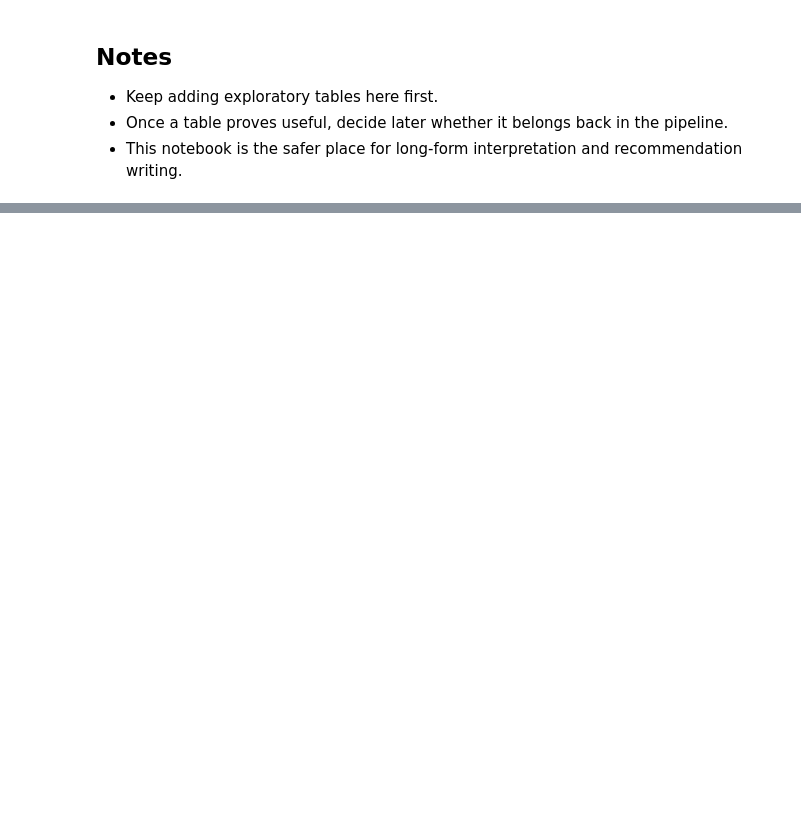
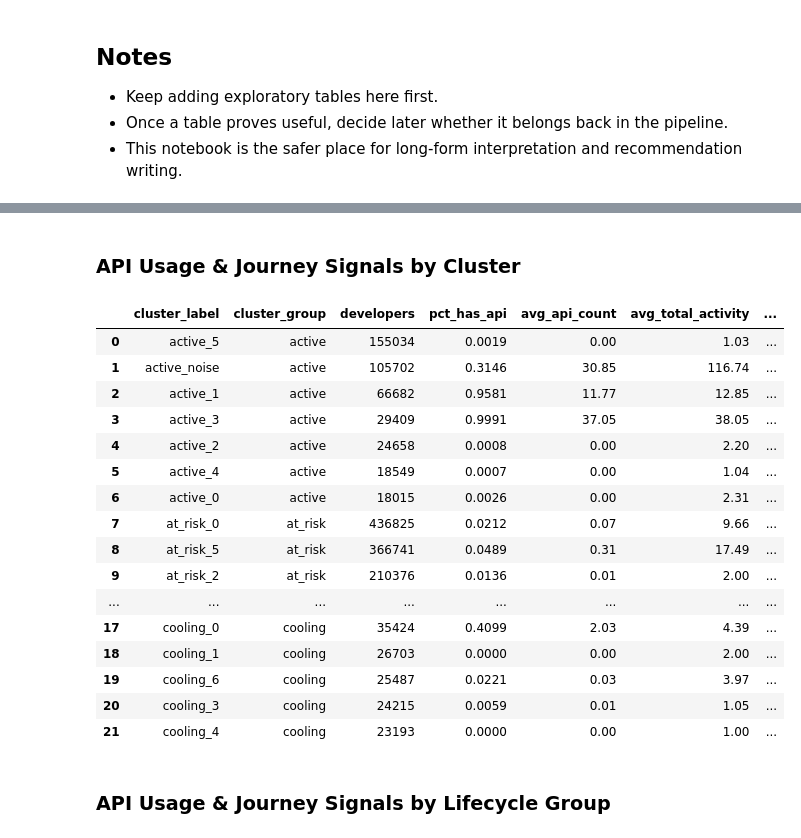
Before and after one commit to WBDoran/Spring2026_IndustryProject, a Jupyter notebook: HDBSCAN_Extra_Analysis.ipynb, the cells around one changed output, grey strips where cells are left out. Cells and saved outputs as stored; diff of their text form; code cells hidden in the pictures; blank space fills up the shorter version.

```diff
--- a/HDBSCAN_Extra_Analysis.ipynb
+++ b/HDBSCAN_Extra_Analysis.ipynb
@@ -346,0 +428,72 @@ ORDER BY developers DESC
+# %%
+# ── API usage and journey signals per cluster ──
+
+display(Markdown('### API Usage & Journey Signals by Cluster'))
+
+api_cluster_sql = f"""
+SELECT
+    cluster_label,
+    {cluster_group_case} AS cluster_group,
+    COUNT(*) AS developers,
+    ROUND(AVG(CASE WHEN lifetime_api_count > 0 THEN 1.0 ELSE 0.0 END), 4) AS pct_has_api,
+    ROUND(AVG(lifetime_api_count), 2) AS avg_api_count,
+    ROUND(AVG(lifetime_activity_count), 2) AS avg_total_activity,
+    ROUND(AVG(lifetime_discover_count), 2) AS avg_discover,
+    ROUND(AVG(lifetime_learn_count), 2) AS avg_learn,
+    ROUND(AVG(lifetime_evaluate_count), 2) AS avg_evaluate,
+    ROUND(AVG(lifetime_build_count), 2) AS avg_build,
+    ROUND(AVG(lifetime_champion_count), 2) AS avg_champion,
+    ROUND(AVG(lifetime_high_effort_count), 2) AS avg_high_effort
+FROM {PROFILE_TABLE}
+WHERE {cluster_group_case} IS NOT NULL
+GROUP BY 1, 2
+ORDER BY cluster_group, developers DESC
+"""
+
+api_cluster = con.execute(api_cluster_sql).fetchdf()
+display(api_cluster)
+
+# ── Same view at lifecycle group level ──
+display(Markdown('### API Usage & Journey Signals by Lifecycle Group'))
+
+api_group_sql = f"""
+SELECT
+    {cluster_group_case} AS cluster_group,
+    COUNT(*) AS developers,
+    ROUND(AVG(CASE WHEN lifetime_api_count > 0 THEN 1.0 ELSE 0.0 END), 4) AS pct_has_api,
+    ROUND(AVG(lifetime_api_count), 2) AS avg_api_count,
+    ROUND(AVG(lifetime_activity_count), 2) AS avg_total_activity,
+    ROUND(AVG(lifetime_discover_count), 2) AS avg_discover,
+    ROUND(AVG(lifetime_learn_count), 2) AS avg_learn,
+    ROUND(AVG(lifetime_evaluate_count), 2) AS avg_evaluate,
+    ROUND(AVG(lifetime_build_count), 2) AS avg_build,
+    ROUND(AVG(lifetime_champion_count), 2) AS avg_champion,
+    ROUND(AVG(lifetime_high_effort_count), 2) AS avg_high_effort
+FROM {PROFILE_TABLE}
+WHERE {cluster_group_case} IS NOT NULL
+GROUP BY 1
+ORDER BY 1
+"""
+
+api_group = con.execute(api_group_sql).fetchdf()
+display(api_group)
+# %% [output]
+### API Usage & Journey Signals by Cluster
+|  | cluster_label | cluster_group | developers | pct_has_api | avg_api_count | avg_total_activity | ... |
+| 0 | active_5 | active | 155034 | 0.0019 | 0.00 | 1.03 | ... |
+| 1 | active_noise | active | 105702 | 0.3146 | 30.85 | 116.74 | ... |
+| 2 | active_1 | active | 66682 | 0.9581 | 11.77 | 12.85 | ... |
+| 3 | active_3 | active | 29409 | 0.9991 | 37.05 | 38.05 | ... |
+| 4 | active_2 | active | 24658 | 0.0008 | 0.00 | 2.20 | ... |
+| 5 | active_4 | active | 18549 | 0.0007 | 0.00 | 1.04 | ... |
+| 6 | active_0 | active | 18015 | 0.0026 | 0.00 | 2.31 | ... |
+| 7 | at_risk_0 | at_risk | 436825 | 0.0212 | 0.07 | 9.66 | ... |
+| 8 | at_risk_5 | at_risk | 366741 | 0.0489 | 0.31 | 17.49 | ... |
+| 9 | at_risk_2 | at_risk | 210376 | 0.0136 | 0.01 | 2.00 | ... |
+| ... | ... | ... | ... | ... | ... | ... | ... |
+| 17 | cooling_0 | cooling | 35424 | 0.4099 | 2.03 | 4.39 | ... |
+| 18 | cooling_1 | cooling | 26703 | 0.0000 | 0.00 | 2.00 | ... |
+| 19 | cooling_6 | cooling | 25487 | 0.0221 | 0.03 | 3.97 | ... |
+| 20 | cooling_3 | cooling | 24215 | 0.0059 | 0.01 | 1.05 | ... |
+| 21 | cooling_4 | cooling | 23193 | 0.0000 | 0.00 | 1.00 | ... |
+### API Usage & Journey Signals by Lifecycle Group
```
Also changed, not shown: parts of 11 cells of this notebook.
